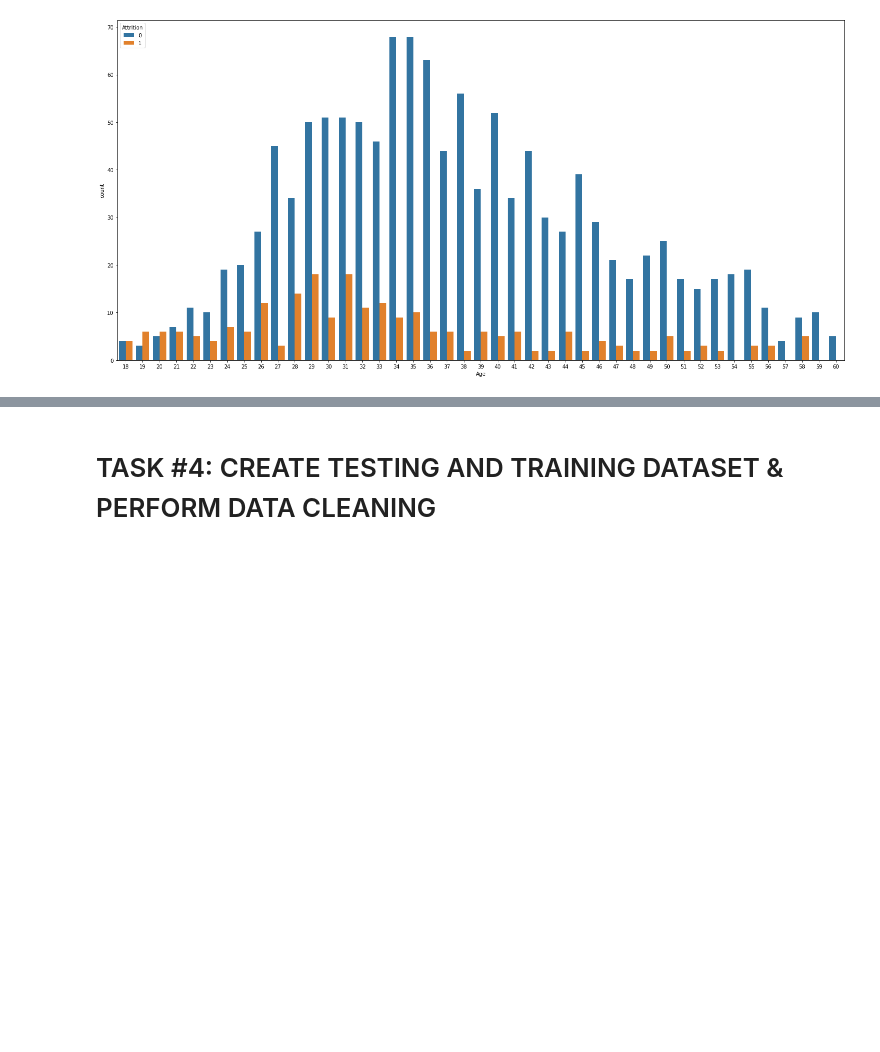
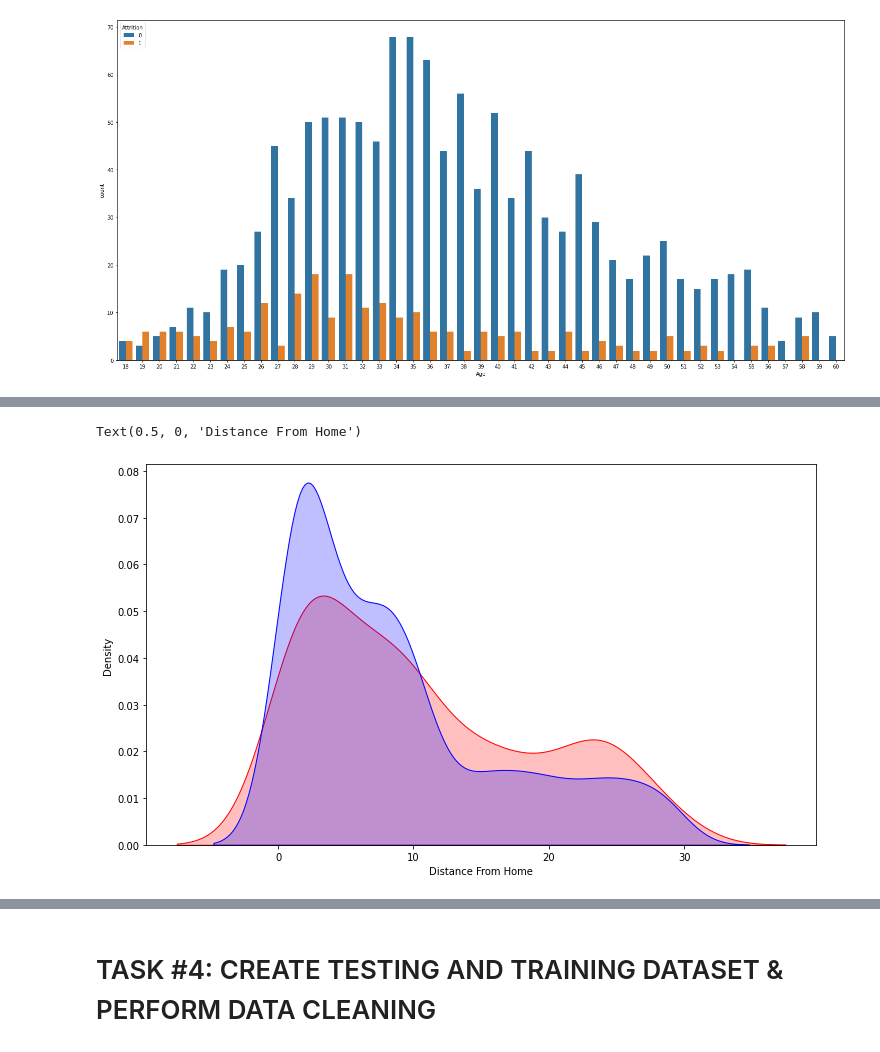
Before and after one commit to realize1103/DataScienceForBusiness, a Jupyter notebook: Human_Resources_Department_Skeleton.ipynb, the cells around one changed output, grey strips where cells are left out. Drawn from its saved outputs; the diff is of its cells as text; code cells hidden in the pictures; blank space fills up the shorter version.

Commit message:
Compare different datasets

```diff
--- a/Human_Resources_Department_Skeleton.ipynb
+++ b/Human_Resources_Department_Skeleton.ipynb
@@ -266,0 +277,12 @@ sns.countplot(x = 'Age', hue = 'Attrition', data = employee_df)
+# %%
+# KDE (Kernel Density Estimate) is used for visualizing the Probability Density of a continuous variable.
+# KDE describes the probability density at different values in a continuous variable.
+
+plt.figure(figsize = (12, 7))
+
+sns.kdeplot(left_df['DistanceFromHome'], label = 'Employees who left', shade = True, color = 'r')
+sns.kdeplot(stayed_df['DistanceFromHome'], label = 'Employees who Stayed', shade = True, color = 'b')
+plt.xlabel('Distance From Home')
+# %% [output]
+Text(0.5, 0, 'Distance From Home')
+[figure, added]
```
Also changed, not shown: parts of 6 cells of this notebook.
